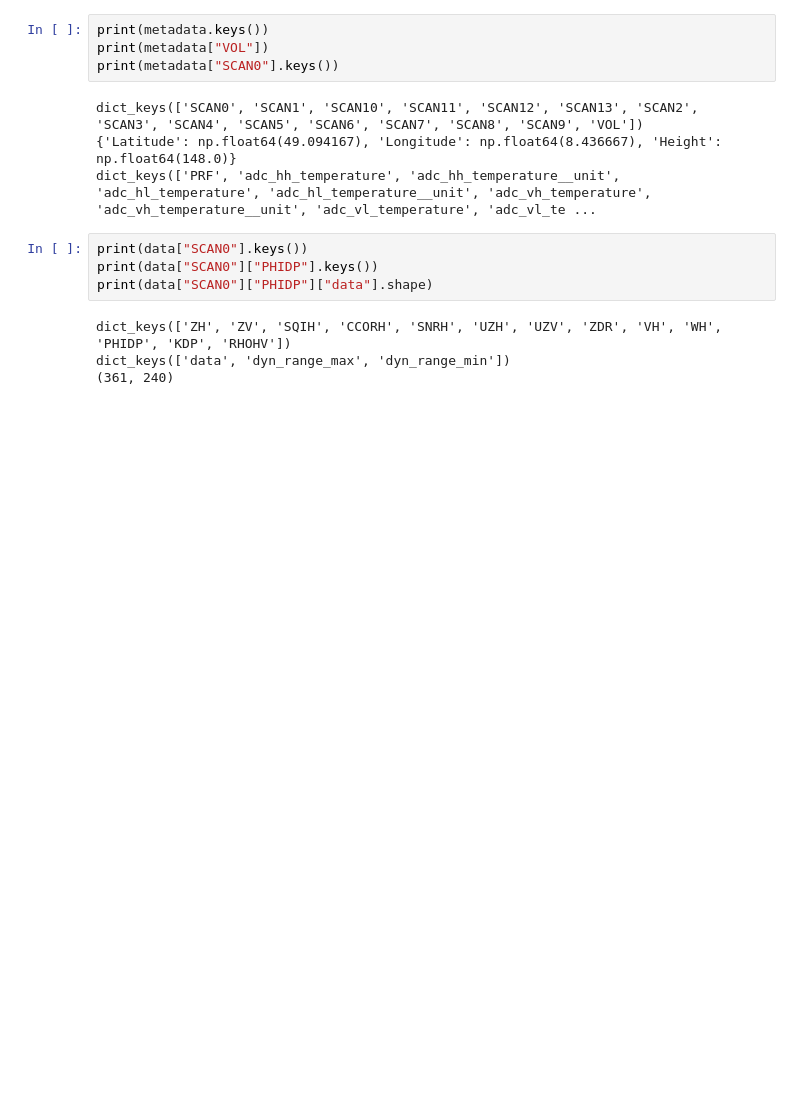
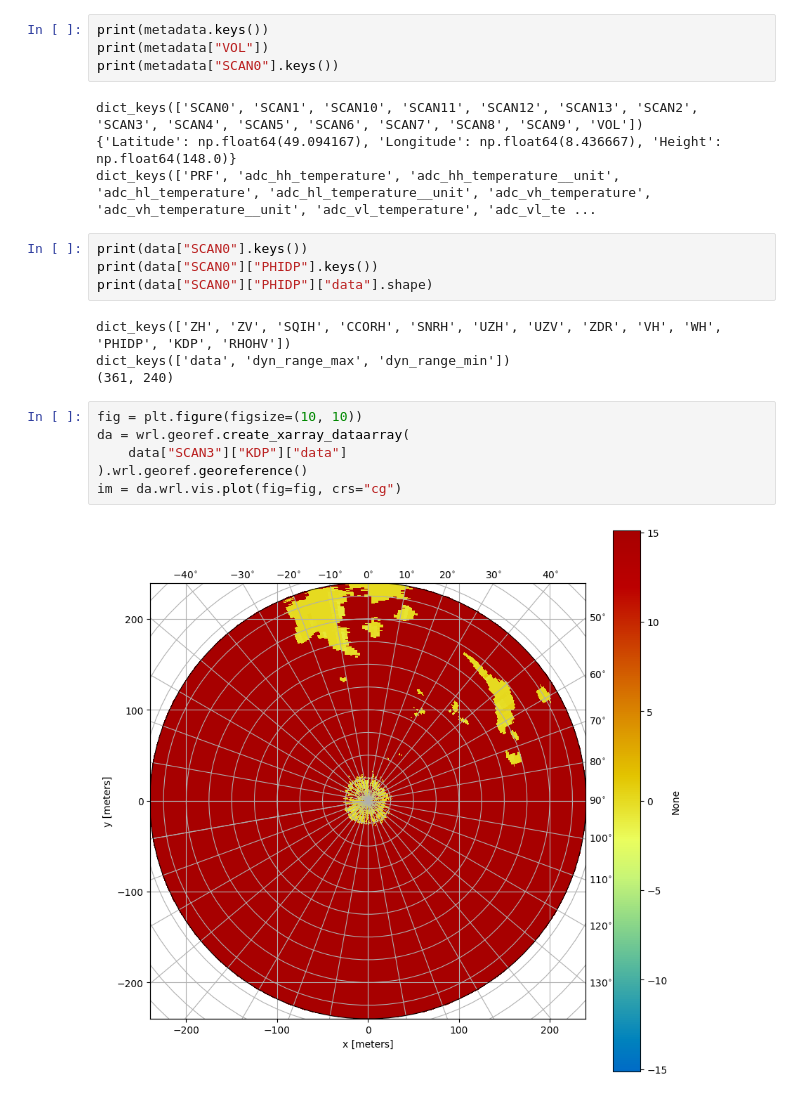
Before and after one commit to jpweideman/DL-Storm-Initiation-Nowcasting, a Jupyter notebook: Data_Reading.ipynb, the cells around one changed output. Saved outputs shown, nothing was run; the diff lists cells and outputs as text; blank space fills up the shorter version.

```diff
--- a/Data_Reading.ipynb
+++ b/Data_Reading.ipynb
@@ -101,3 +101,11 @@ print(data["SCAN0"]["PHIDP"]["data"].shape)
 dict_keys(['ZH', 'ZV', 'SQIH', 'CCORH', 'SNRH', 'UZH', 'UZV', 'ZDR', 'VH', 'WH', 'PHIDP', 'KDP', 'RHOHV'])
 dict_keys(['data', 'dyn_range_max', 'dyn_range_min'])
 (361, 240)
+# %%
+fig = plt.figure(figsize=(10, 10))
+da = wrl.georef.create_xarray_dataarray(
+    data["SCAN3"]["KDP"]["data"]
+).wrl.georef.georeference()
+im = da.wrl.vis.plot(fig=fig, crs="cg")
+# %% [output]
+[figure, added]
```
Also changed, not shown: parts of 3 cells of this notebook, 5 other files.
